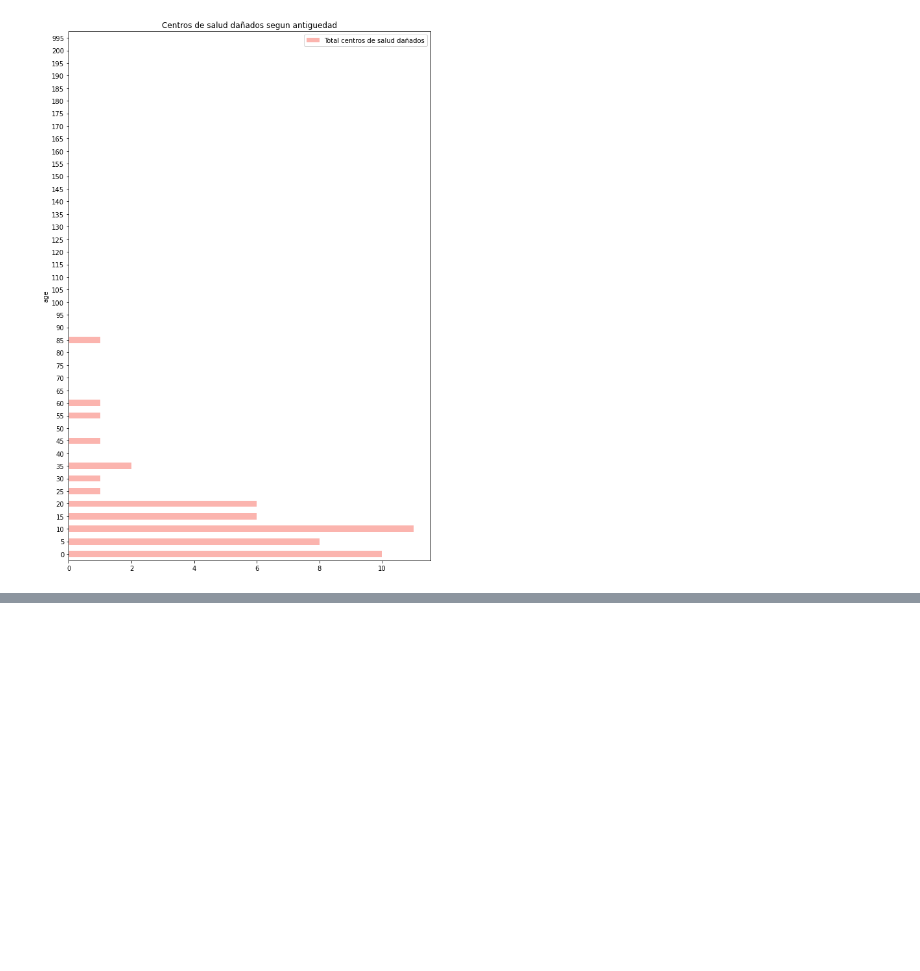
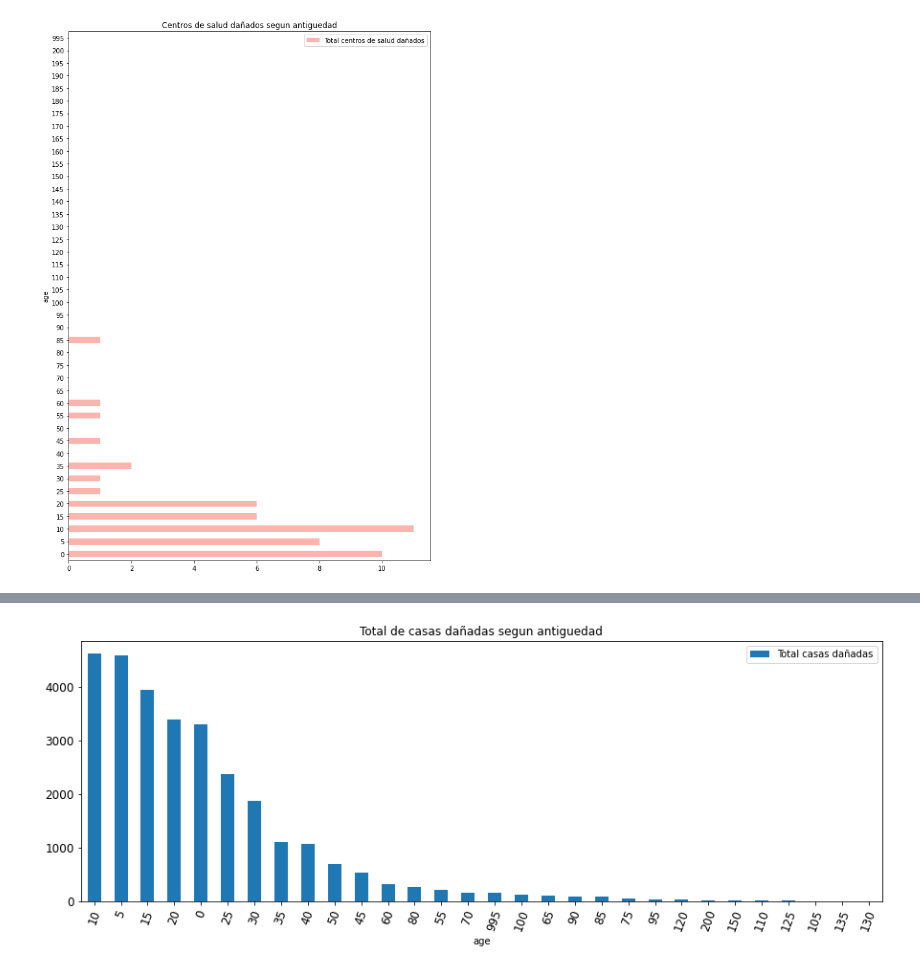
Before and after one commit to FranciscoGauna/TP-Datos-2021, a Jupyter notebook: Usos de las edificaciones.ipynb, the cells around one changed output, grey strips where cells are left out. Saved outputs shown, nothing was run; the diff lists cells and outputs as text; code cells hidden in the pictures; blank space fills up the shorter version.

Commit message:
graficos para casas + su antiguedad y analisis del diseño sismico

```diff
--- a/Usos de las edificaciones.ipynb
+++ b/Usos de las edificaciones.ipynb
@@ -130 +140,7 @@ centrosSalud.plot.barh(stacked = True, colormap='Pastel1', title='Centros de sal
 #y 0 años (10 centros), del total de 49 centros de salud dañados.
+# %%
+casas = values[values['has_secondary_use'] == False]
+casas = values.groupby(['age']).agg({'has_secondary_use':'sum'})\
+.rename(columns = {'has_secondary_use':'Total casas dañadas'})
+casas = casas.sort_values('Total casas dañadas', ascending = False)
+casas.head(20)
@@ -130,0 +166,4 @@ centrosSalud.plot.barh(stacked = True, colormap='Pastel1', title='Centros de sal
+# %%
+casas.head(30).plot(kind='bar', figsize=(15, 5), rot=70, title="Total de casas dañadas segun antiguedad", fontsize =12);
+# %% [output]
+[figure, added]
```
Also changed, not shown: parts of 7 cells of this notebook.
